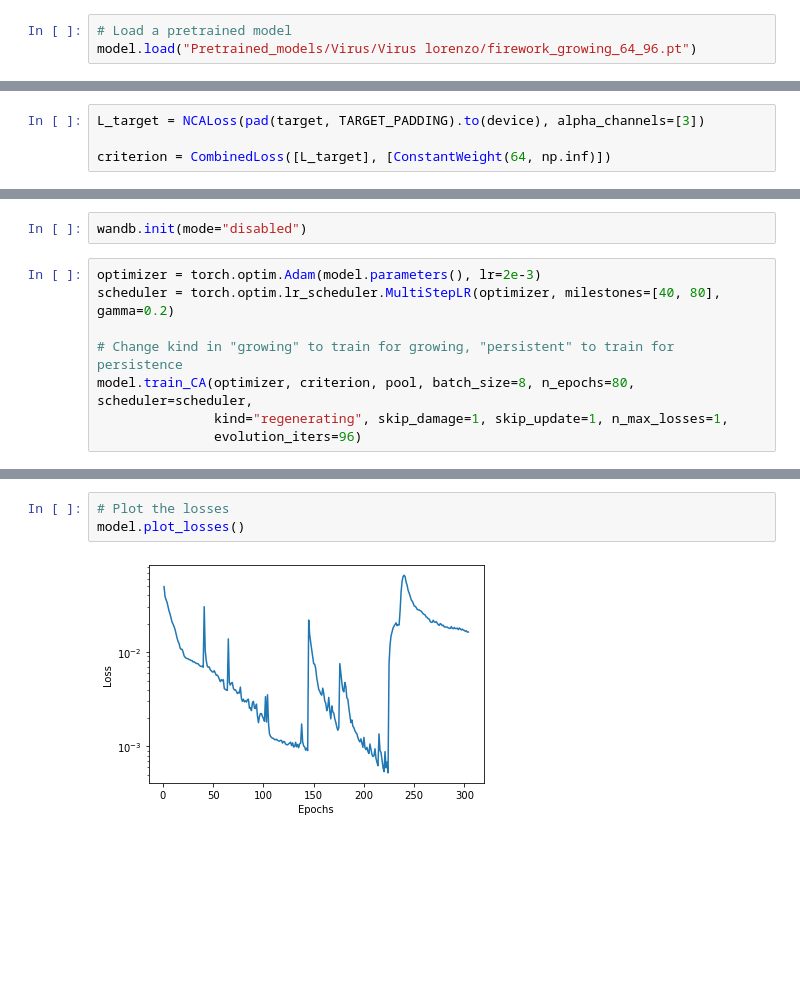
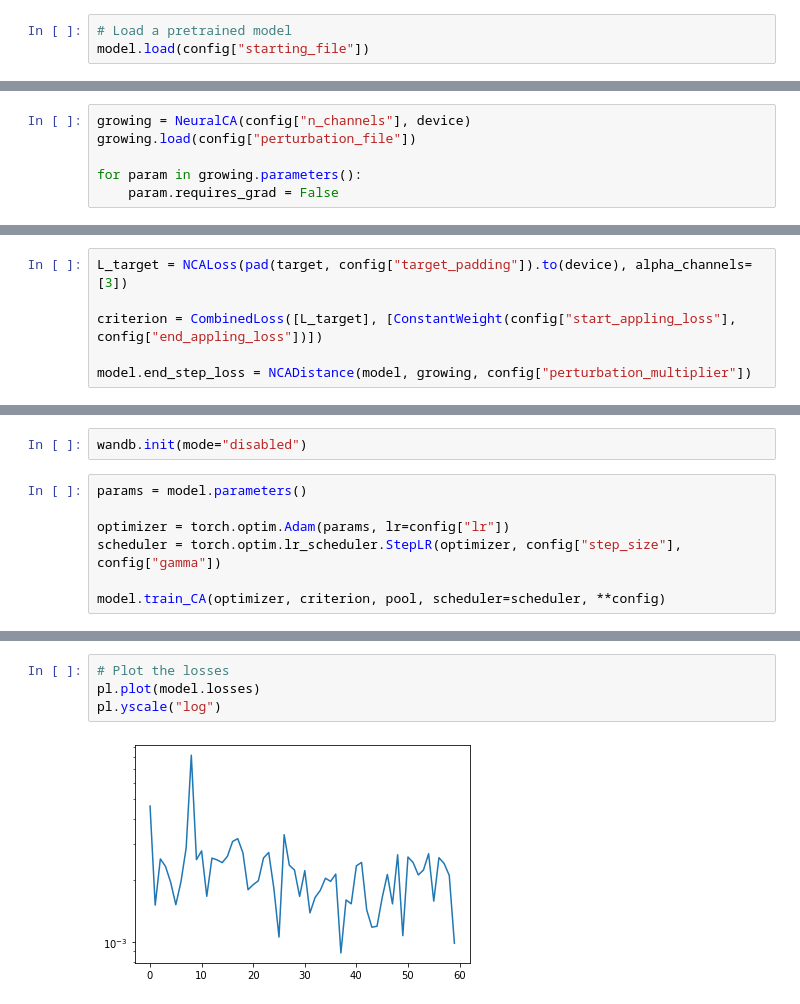
Before and after one commit to LetteraUnica/neural_cellular_automata, a Jupyter notebook: pytorch_ca/neural_CA.ipynb, the cells around one changed output, grey strips where cells are left out. Saved outputs shown, nothing was run; the diff lists cells and outputs as text; blank space fills up the shorter version.

Commit message:
Trained new growing lizard

```diff
--- a/pytorch_ca/neural_CA.ipynb
+++ b/pytorch_ca/neural_CA.ipynb
@@ -49,3 +74,3 @@ model = NeuralCA(N_CHANNELS, device)
 # %%
 # Load a pretrained model
-model.load("Pretrained_models/Virus/Virus lorenzo/firework_growing_64_96.pt")
+model.load(config["starting_file"])
@@ -51,0 +79,6 @@ model.load("Pretrained_models/Virus/Virus lorenzo/firework_growing_64_96.pt")
+# %%
+growing = NeuralCA(config["n_channels"], device)
+growing.load(config["perturbation_file"])
+
+for param in growing.parameters():
+    param.requires_grad = False
@@ -52,17 +87,18 @@ model.load("Pretrained_models/Virus/Virus lorenzo/firework_growing_64_96.pt")
 # %%
-L_target = NCALoss(pad(target, TARGET_PADDING).to(device), alpha_channels=[3])
+L_target = NCALoss(pad(target, config["target_padding"]).to(device), alpha_channels=[3])
 
-criterion = CombinedLoss([L_target], [ConstantWeight(64, np.inf)])
+criterion = CombinedLoss([L_target], [ConstantWeight(config["start_appling_loss"], config["end_appling_loss"])])
+
+model.end_step_loss = NCADistance(model, growing, config["perturbation_multiplier"])
 # %% [markdown]
 ## Train the model
 # %%
 wandb.init(mode="disabled")
 # %%
-optimizer = torch.optim.Adam(model.parameters(), lr=2e-3)
-scheduler = torch.optim.lr_scheduler.MultiStepLR(optimizer, milestones=[40, 80], gamma=0.2)
+params = model.parameters()
 
-# Change kind in "growing" to train for growing, "persistent" to train for persistence
-model.train_CA(optimizer, criterion, pool, batch_size=8, n_epochs=80, scheduler=scheduler,
-               kind="regenerating", skip_damage=1, skip_update=1, n_max_losses=1,
-               evolution_iters=96)
+optimizer = torch.optim.Adam(params, lr=config["lr"])
+scheduler = torch.optim.lr_scheduler.StepLR(optimizer, config["step_size"], config["gamma"])
+
+model.train_CA(optimizer, criterion, pool, scheduler=scheduler, **config)
 # %% [output]
@@ -71,7 +107,8 @@ avg loss: 0.016374404527596198
 # %%
 # Plot the losses
-model.plot_losses()
+pl.plot(model.losses)
+pl.yscale("log")
 # %% [output]
-[figure, old version]
+[figure, new version]
 # %%
 # Save a model
```
Also changed, not shown: parts of 10 cells of this notebook, 1 other file.
